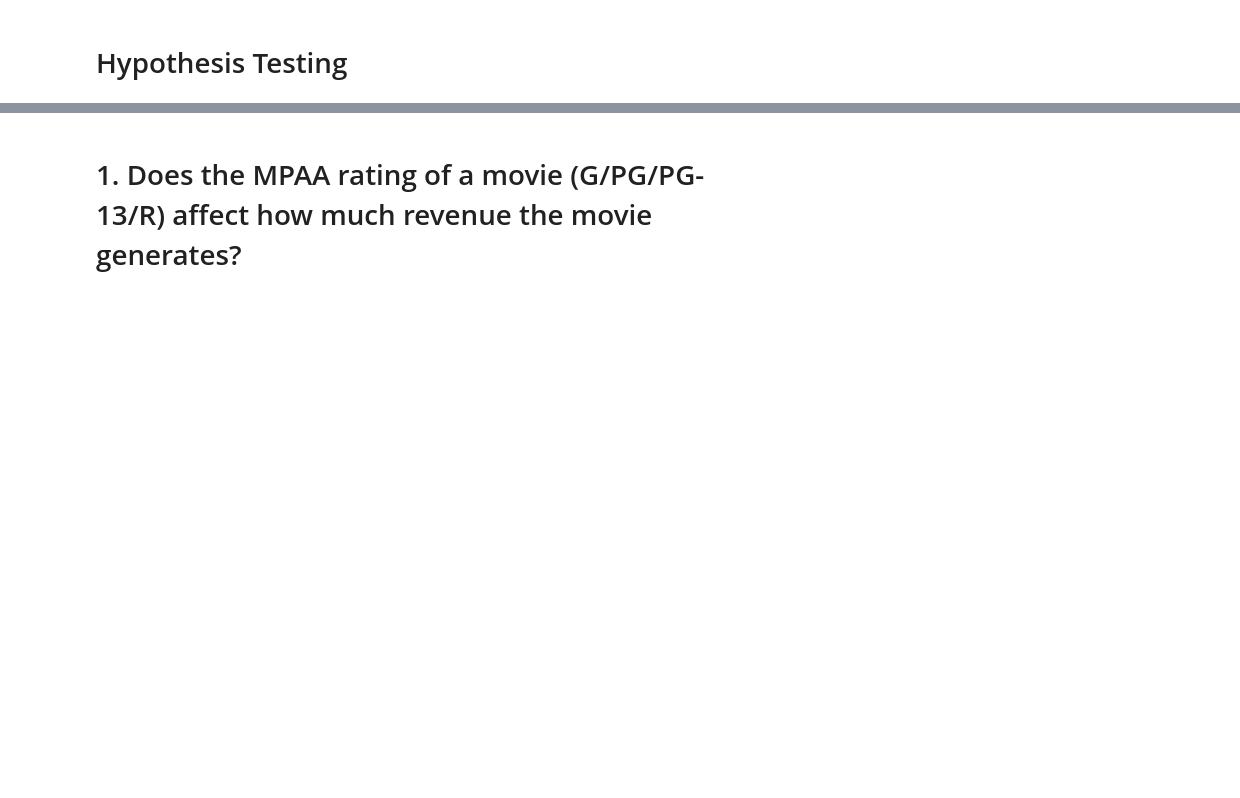
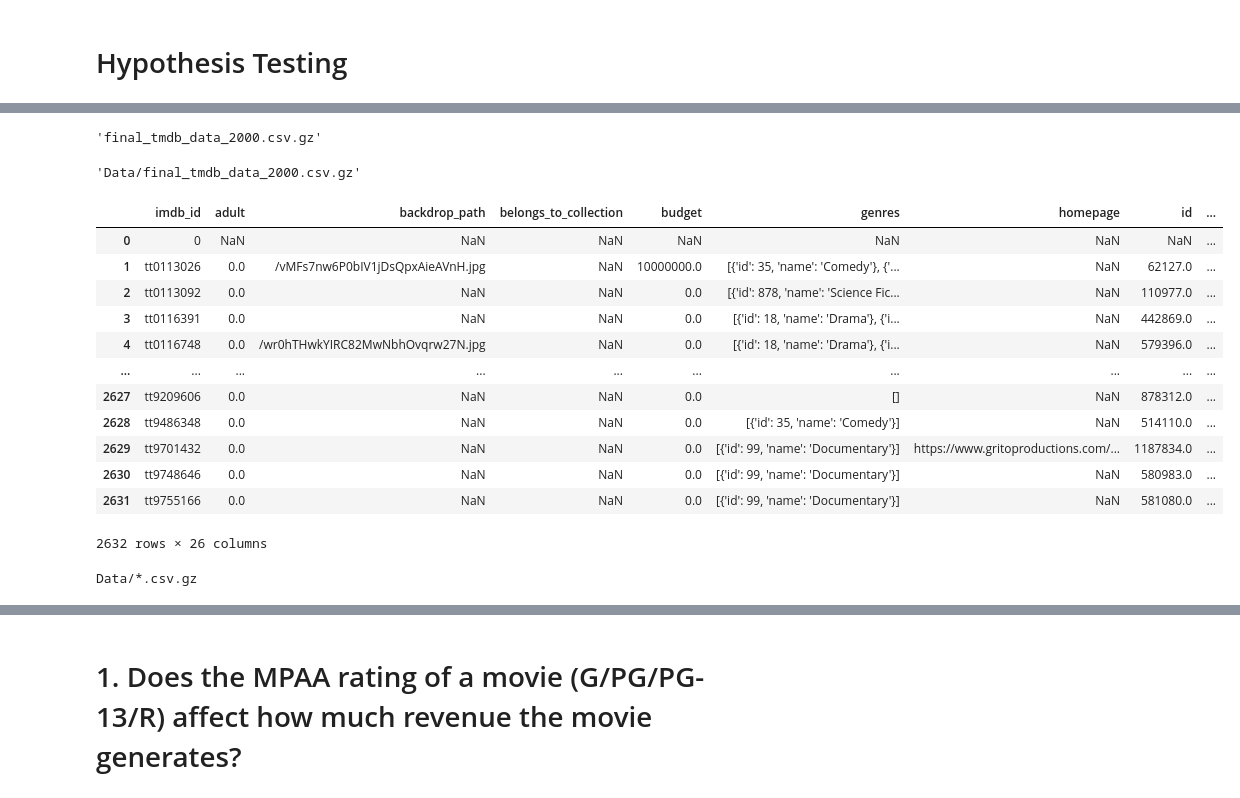
Before and after one commit to evelynmmartinez/TMDB-Movies-1, a Jupyter notebook: Hypothesis Testing.ipynb, the cells around one changed output, grey strips where cells are left out. Saved outputs shown, nothing was run; the diff lists cells and outputs as text; code cells hidden in the pictures; blank space fills up the shorter version.

Commit message:
updated
Loaded new files in the Data folder from API results.

```diff
--- a/Hypothesis Testing.ipynb
+++ b/Hypothesis Testing.ipynb
@@ -8,0 +18,5 @@ from scipy import stats
+# %%
+import os
+FOLDER = 'Data/'
+file_list = sorted(os.listdir(FOLDER))
+file_list
@@ -8,0 +38,33 @@ from scipy import stats
+# %%
+ file_list[2]
+# %% [output]
+'final_tmdb_data_2000.csv.gz'
+# %%
+## add the folder plus filename
+FOLDER + file_list[2]
+# %% [output]
+'Data/final_tmdb_data_2000.csv.gz'
+# %%
+## try read csv with folder plus filename
+pd.read_csv(FOLDER + file_list[2])
+# %% [output]
+|  | imdb_id | adult | backdrop_path | belongs_to_collection | budget | genres | homepage | id | ... |
+| 0 | 0 | NaN | NaN | NaN | NaN | NaN | NaN | NaN | ... |
+| 1 | tt0113026 | 0.0 | /vMFs7nw6P0bIV1jDsQpxAieAVnH.jpg | NaN | 10000000.0 | [{'id': 35, 'name': 'Comedy'}, {'... | NaN | 62127.0 | ... |
+| 2 | tt0113092 | 0.0 | NaN | NaN | 0.0 | [{'id': 878, 'name': 'Science Fic... | NaN | 110977.0 | ... |
+| 3 | tt0116391 | 0.0 | NaN | NaN | 0.0 | [{'id': 18, 'name': 'Drama'}, {'i... | NaN | 442869.0 | ... |
+| 4 | tt0116748 | 0.0 | /wr0hTHwkYIRC82MwNbhOvqrw27N.jpg | NaN | 0.0 | [{'id': 18, 'name': 'Drama'}, {'i... | NaN | 579396.0 | ... |
+| ... | ... | ... | ... | ... | ... | ... | ... | ... | ... |
+| 2627 | tt9209606 | 0.0 | NaN | NaN | 0.0 | [] | NaN | 878312.0 | ... |
+| 2628 | tt9486348 | 0.0 | NaN | NaN | 0.0 | [{'id': 35, 'name': 'Comedy'}] | NaN | 514110.0 | ... |
+| 2629 | tt9701432 | 0.0 | NaN | NaN | 0.0 | [{'id': 99, 'name': 'Documentary'}] | https://www.gritoproductions.com/... | 1187834.0 | ... |
+| 2630 | tt9748646 | 0.0 | NaN | NaN | 0.0 | [{'id': 99, 'name': 'Documentary'}] | NaN | 580983.0 | ... |
+| 2631 | tt9755166 | 0.0 | NaN | NaN | 0.0 | [{'id': 99, 'name': 'Documentary'}] | NaN | 581080.0 | ... |
+2632 rows × 26 columns
+# %%
+import glob
+## Make a filepath query
+q = FOLDER+"*.csv.gz"
+print(q)
+# %% [output]
+Data/*.csv.gz
```
Also changed, not shown: parts of 11 cells of this notebook, 11 other files.
